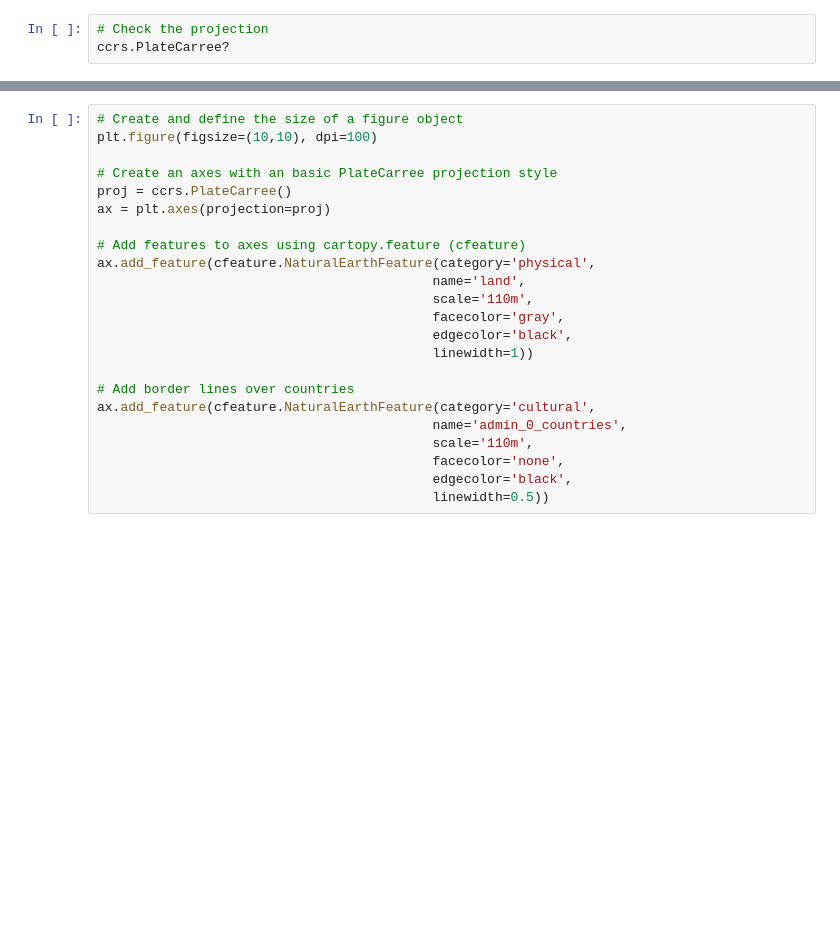
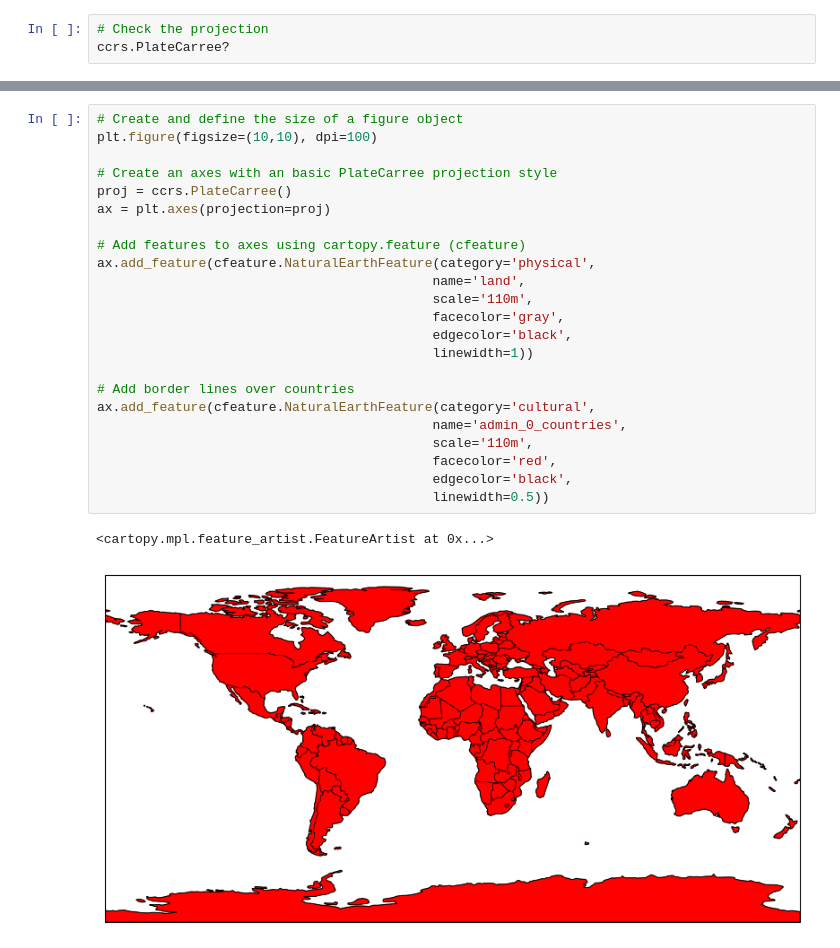
Before and after one commit to rico12312/ESE5023_Assignments_12332293, a Jupyter notebook: Class/Section_09.ipynb, the cells around one changed output, grey strips where cells are left out. Drawn from its saved outputs; the diff is of its cells as text; blank space fills up the shorter version.

```diff
--- a/Class/Section_09.ipynb
+++ b/Class/Section_09.ipynb
@@ -66,26 +116,29 @@ ax.add_feature(cfeature.NaturalEarthFeature(category='physical',
 # %%
 # Create and define the size of a figure object
 plt.figure(figsize=(10,10), dpi=100)
 
 # Create an axes with an basic PlateCarree projection style
 proj = ccrs.PlateCarree()
 ax = plt.axes(projection=proj)
 
 # Add features to axes using cartopy.feature (cfeature)
 ax.add_feature(cfeature.NaturalEarthFeature(category='physical',
                                            name='land',
                                            scale='110m',
                                            facecolor='gray',
                                            edgecolor='black',
                                            linewidth=1))
 
 # Add border lines over countries
 ax.add_feature(cfeature.NaturalEarthFeature(category='cultural',
                                            name='admin_0_countries',
                                            scale='110m',
-                                           facecolor='none',
+                                           facecolor='red',
                                            edgecolor='black',
                                            linewidth=0.5))
+# %% [output]
+<cartopy.mpl.feature_artist.FeatureArtist at 0x...>
+[figure, added]
 # %%
 # Check help
 help(cfeature.NaturalEarthFeature)
```
Also changed, not shown: parts of 21 cells of this notebook, 1 other file.
